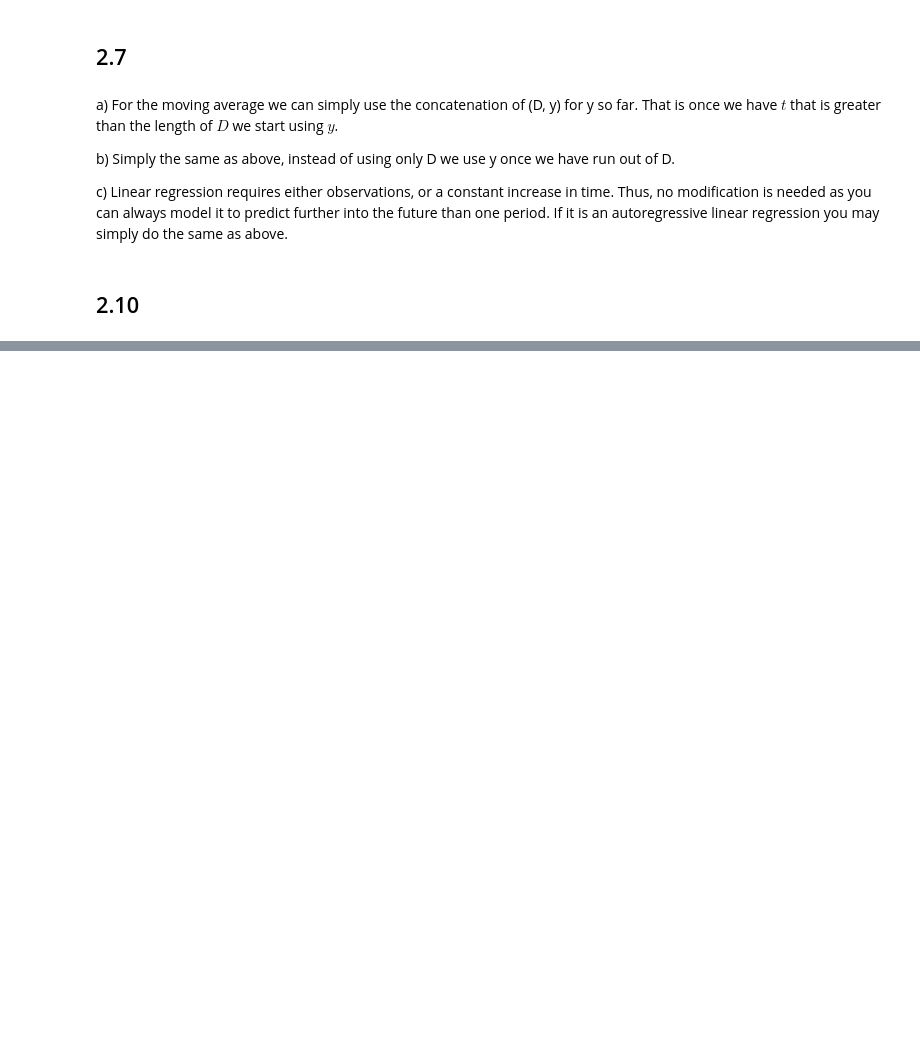
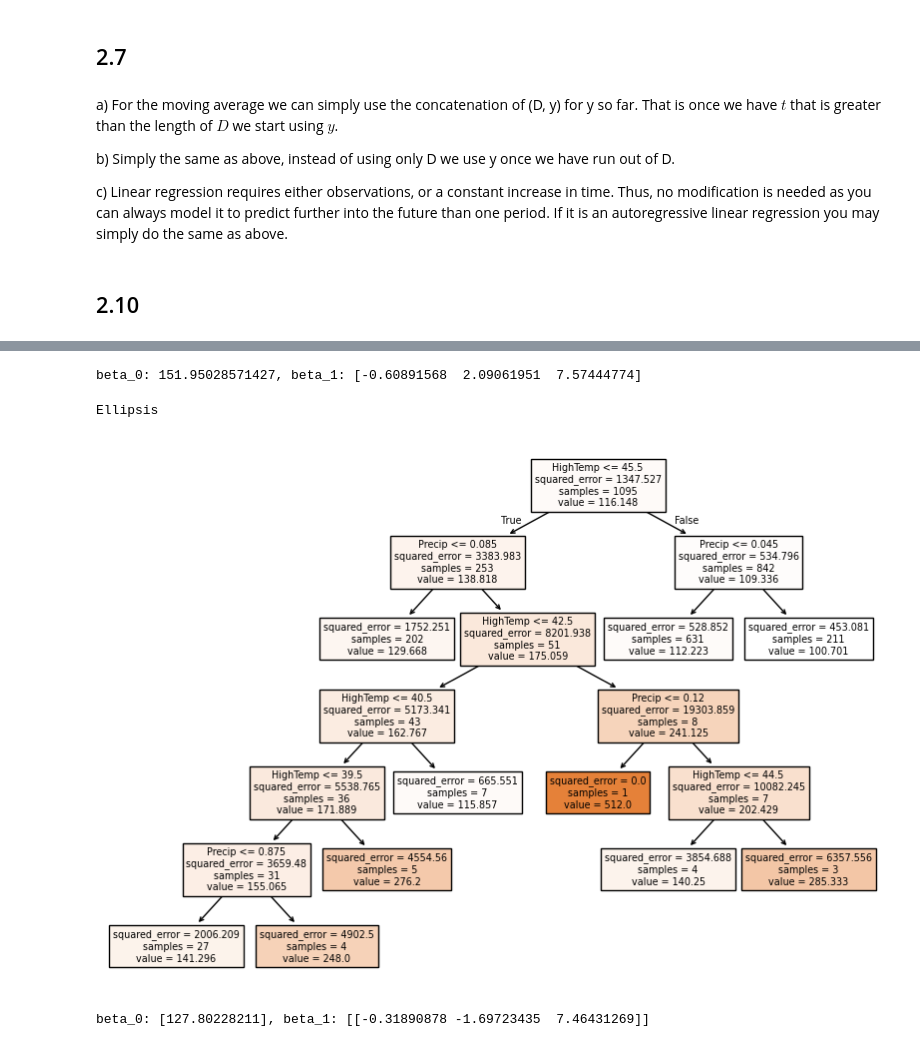
Before and after one commit to AlbinLind/Supply-Chain, a Jupyter notebook: week_1/seminar1.ipynb, the cells around one changed output, grey strips where cells are left out. Saved outputs shown, nothing was run; the diff lists cells and outputs as text; code cells hidden in the pictures; blank space fills up the shorter version.

```diff
--- a/week_1/seminar1.ipynb
+++ b/week_1/seminar1.ipynb
@@ -101,0 +107,29 @@ FileNotFoundError: [Errno 2] No such file or directory: 'nyc-fires.csv'
+# %%
+# Linear regression
+from sklearn.linear_model import LinearRegression
+lr = LinearRegression()
+lr.fit(training[["HighTemp", "Precip", "is_weekend"]], training["NumFires"])
+print(f"beta_0: {lr.intercept_}, beta_1: {lr.coef_}")
+# %% [output]
+beta_0: 151.95028571427, beta_1: [-0.60891568  2.09061951  7.57444774]
+# %%
+# Regression tree model with at most 10 branching nodes.
+from sklearn.tree import DecisionTreeRegressor
+from sklearn.tree import plot_tree
+dtr = DecisionTreeRegressor(max_leaf_nodes=10)
+dtr.fit(training[["HighTemp", "Precip", "is_weekend"]], training["NumFires"])
+# Visualize the tree
+fig, ax = plt.subplots(figsize=(10, 7))
+plot_tree(dtr, feature_names=["HighTemp", "Precip", "is_weekend"], filled=True, ax=ax)
+...
+# %% [output]
+Ellipsis
+[figure, added]
+# %%
+# SVR model
+from sklearn.svm import SVR
+svr = SVR(kernel="linear")
+svr.fit(training[["HighTemp", "Precip", "is_weekend"]], training["NumFires"])
+print(f"beta_0: {svr.intercept_}, beta_1: {svr.coef_}")
+# %% [output]
+beta_0: [127.80228211], beta_1: [[-0.31890878 -1.69723435  7.46431269]]
```
Also changed, not shown: parts of 3 cells of this notebook, 2 other files.
